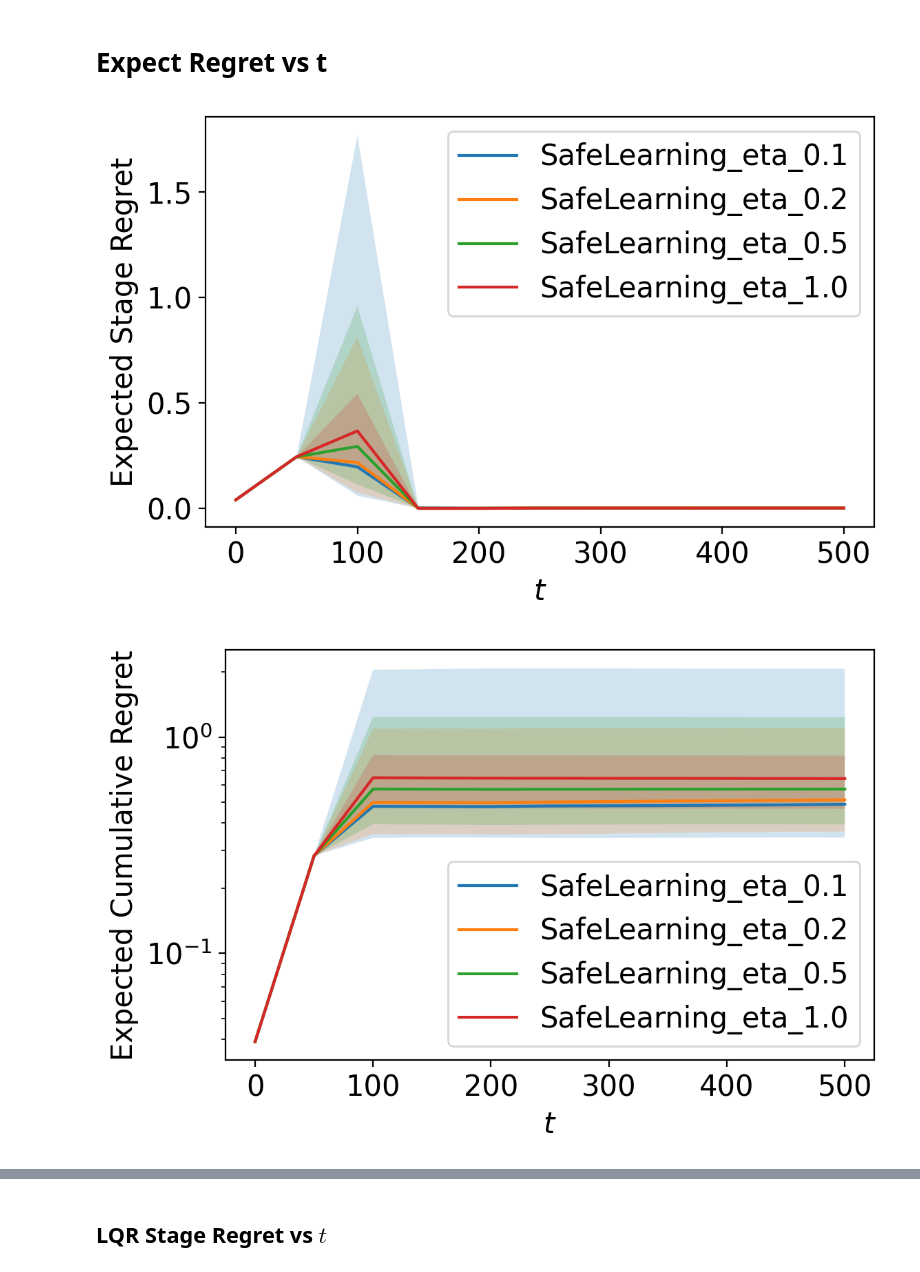
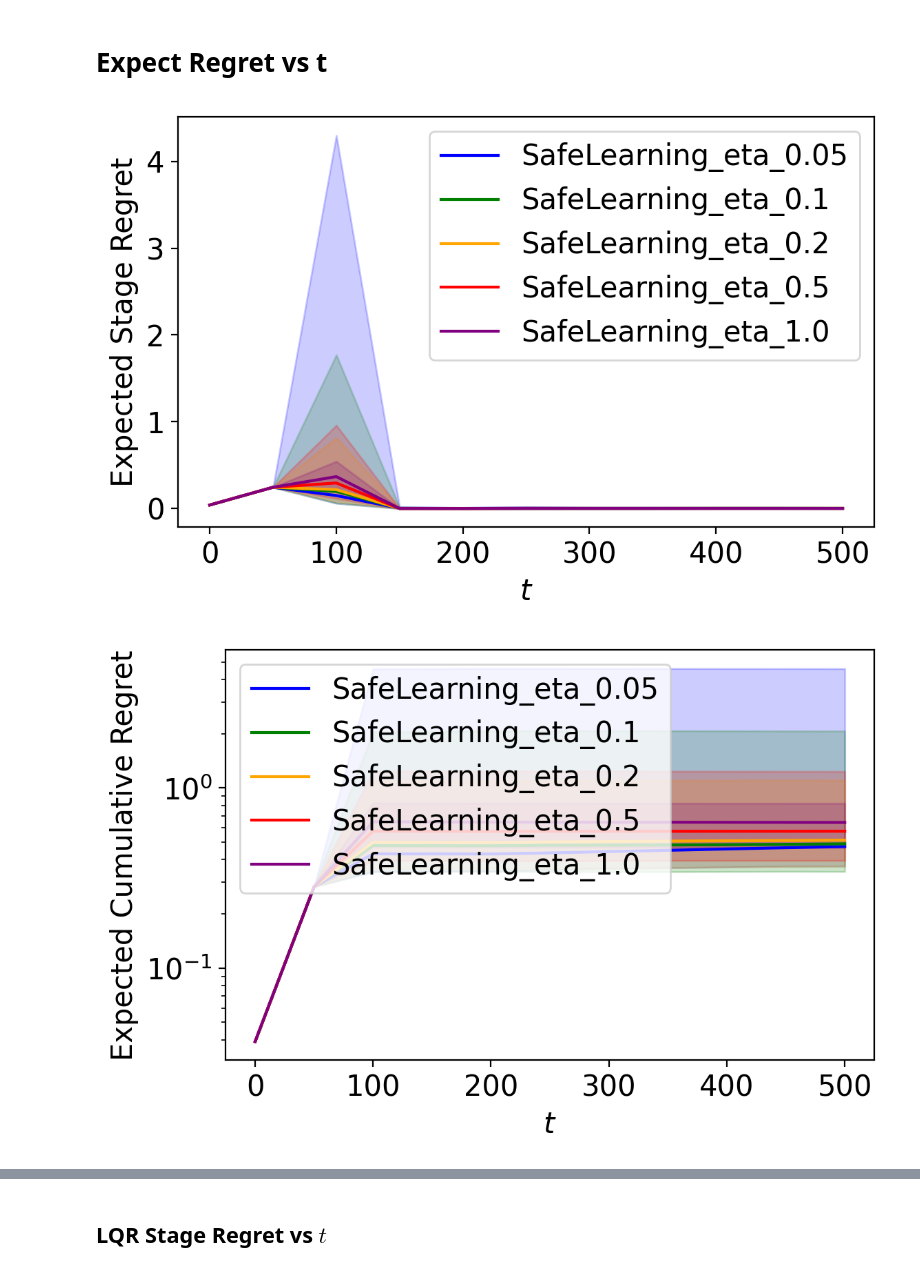
Before and after one commit to CoNG-harvard/SafeLearning, a Jupyter notebook: notebooks/Quadrotor1D/Plotting Core.ipynb, the cells around one changed output, grey strips where cells are left out. Cells and saved outputs as stored; diff of their text form; code cells hidden in the pictures.

```diff
--- a/notebooks/Quadrotor1D/Plotting Core.ipynb
+++ b/notebooks/Quadrotor1D/Plotting Core.ipynb
@@ -80,8 +78,15 @@ H = data['Parameters']['H']
 w_cov = data['Parameters']['w_cov']
 
 
-etas = data['Parameters']['eta_bars']
+etas = [0.05,0.1,0.2,0.5,1.0]
 
+colors ={
+    'SafeLearning_eta_0.05':'blue',
+    'SafeLearning_eta_0.1':'green',
+    'SafeLearning_eta_0.2':'orange',
+    'SafeLearning_eta_0.5':'red',
+    'SafeLearning_eta_1.0':'purple'
+}
 
 control_alg = ['SafeLearning_eta_{}'.format(eta) for eta in etas] + ['ConstrainedDAP']
 name_to_eta ={'SafeLearning_eta_{}'.format(eta) : eta for eta in etas}
@@ -130,14 +137,16 @@ data['Parameters']
 # %% [markdown]
 # Expect Regret vs t
 # %%
+l_percentile = 0
+u_percentile = 90
 plt.figure(dpi=200)
 ax = plt.gca()
 for key,item in expected_costs.items():
 
     if key!='ConstrainedDAP':
 
-        plot_with_percentile(ax,item-expected_costs['ConstrainedDAP'],0,90\
-                             ,indices = np.arange(item.shape[1])*50,label=key)
+        plot_with_percentile(ax,item-expected_costs['ConstrainedDAP'],l_percentile,u_percentile\
+                             ,indices = np.arange(item.shape[1])*50,label=key,color = colors[key])
 
         ax.set_ylabel('Expected Stage Regret')
         ax.set_xlabel(r'$t$')
@@ -147,22 +156,25 @@ plt.tight_layout()
 plt.savefig('./figures/ExpectedStageRegret.png')
 plt.show()
 # %% [output]
-[figure, old version]
+[figure, new version]
 # %%
+l_percentile = 0
+u_percentile = 90
+
 plt.figure(dpi=200)
 ax = plt.gca()
 for key,item in expected_costs.items():
     if key!='ConstrainedDAP':
-        plot_with_percentile(ax,np.cumsum(item-expected_costs['ConstrainedDAP'],axis=-1),0,90\
-                             ,indices = np.arange(item.shape[1])*50,label=key)
+        plot_with_percentile(ax,np.cumsum(item-expected_costs['ConstrainedDAP'],axis=-1),l_percentile,u_percentile\
+                             ,indices = np.arange(item.shape[1])*50,label=key,color = colors[key])
         ax.set_yscale('log')
 ax.set_ylabel('Expected Cumulative Regret')
 ax.set_xlabel(r'$t$')
 ax.legend()
 
 plt.tight_layout()
 plt.savefig('./figures/ExpectedCumuRegret.png')
 plt.show()
 # %% [output]
-[figure, old version]
+[figure, new version]
 # %%
```
Also changed, not shown: parts of 10 cells of this notebook, 15 other files.
